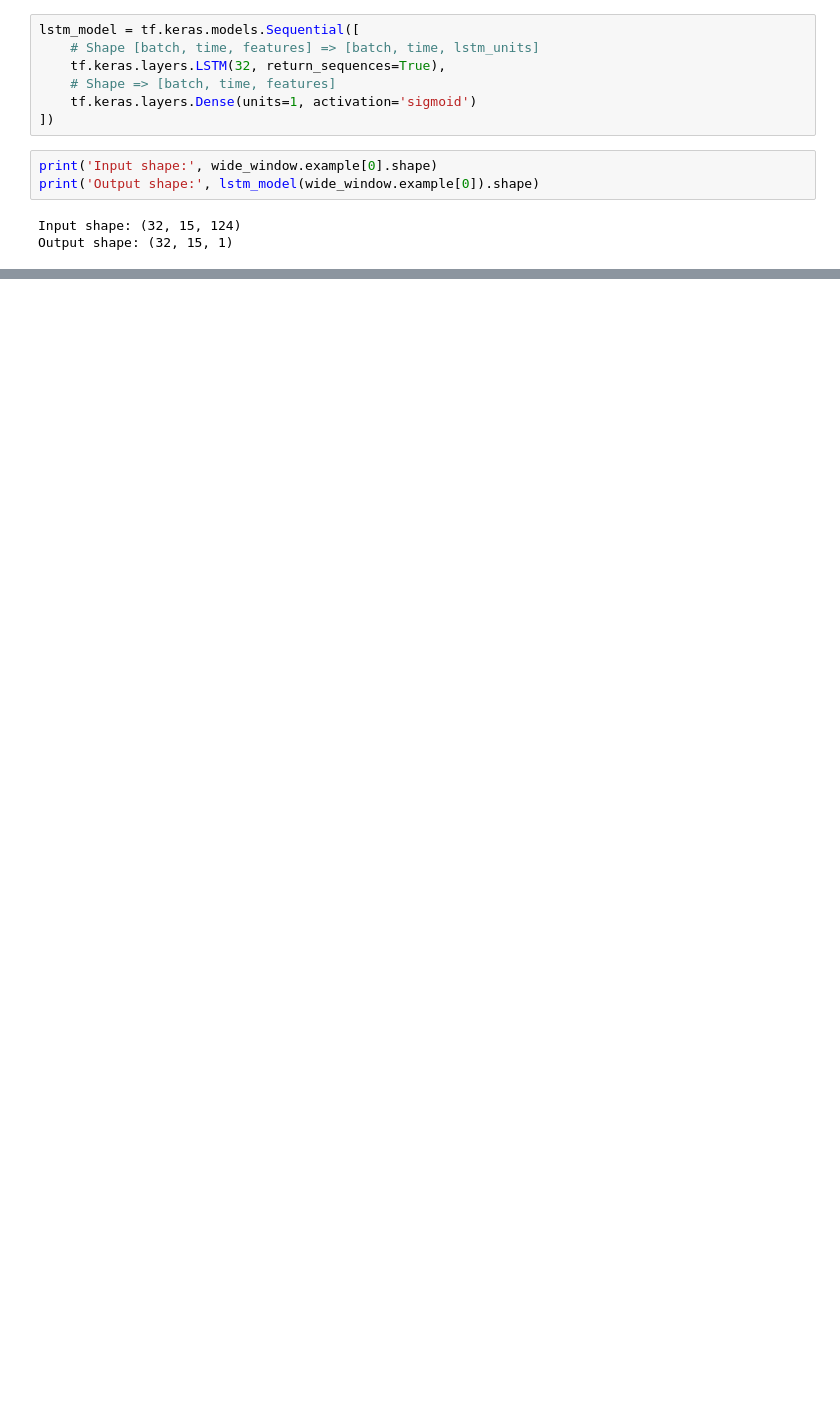
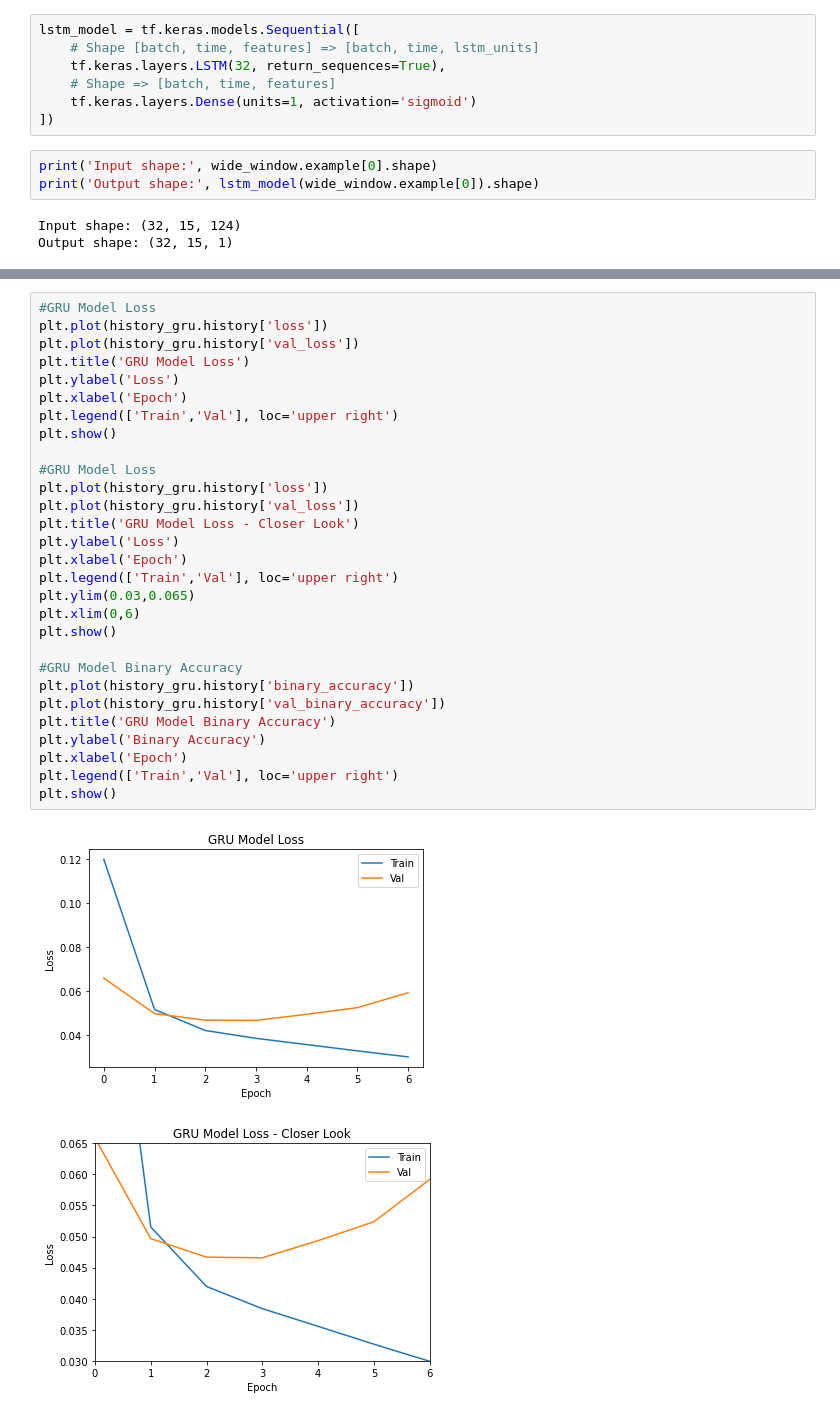
Before and after one commit to ucfcs/Fall2020-Group-20, a Jupyter notebook: notebooks/protoss/ProtossNorm.ipynb, the cells around one changed output, grey strips where cells are left out. Drawn from its saved outputs; the diff is of its cells as text; blank space fills up the shorter version.

```diff
--- a/notebooks/protoss/ProtossNorm.ipynb
+++ b/notebooks/protoss/ProtossNorm.ipynb
@@ -550,0 +574,32 @@ wide_window.plot(lstm_model)
+# %%
+#GRU Model Loss
+plt.plot(history_gru.history['loss'])
+plt.plot(history_gru.history['val_loss'])
+plt.title('GRU Model Loss')
+plt.ylabel('Loss')
+plt.xlabel('Epoch')
+plt.legend(['Train','Val'], loc='upper right')
+plt.show()
+
+#GRU Model Loss
+plt.plot(history_gru.history['loss'])
+plt.plot(history_gru.history['val_loss'])
+plt.title('GRU Model Loss - Closer Look')
+plt.ylabel('Loss')
+plt.xlabel('Epoch')
+plt.legend(['Train','Val'], loc='upper right')
+plt.ylim(0.03,0.065)
+plt.xlim(0,6)
+plt.show()
+
+#GRU Model Binary Accuracy
+plt.plot(history_gru.history['binary_accuracy'])
+plt.plot(history_gru.history['val_binary_accuracy'])
+plt.title('GRU Model Binary Accuracy')
+plt.ylabel('Binary Accuracy')
+plt.xlabel('Epoch')
+plt.legend(['Train','Val'], loc='upper right')
+plt.show()
+# %% [output]
+[figure, added]
+[figure, added]
```
Also changed, not shown: parts of 17 cells of this notebook, 5 other files.
